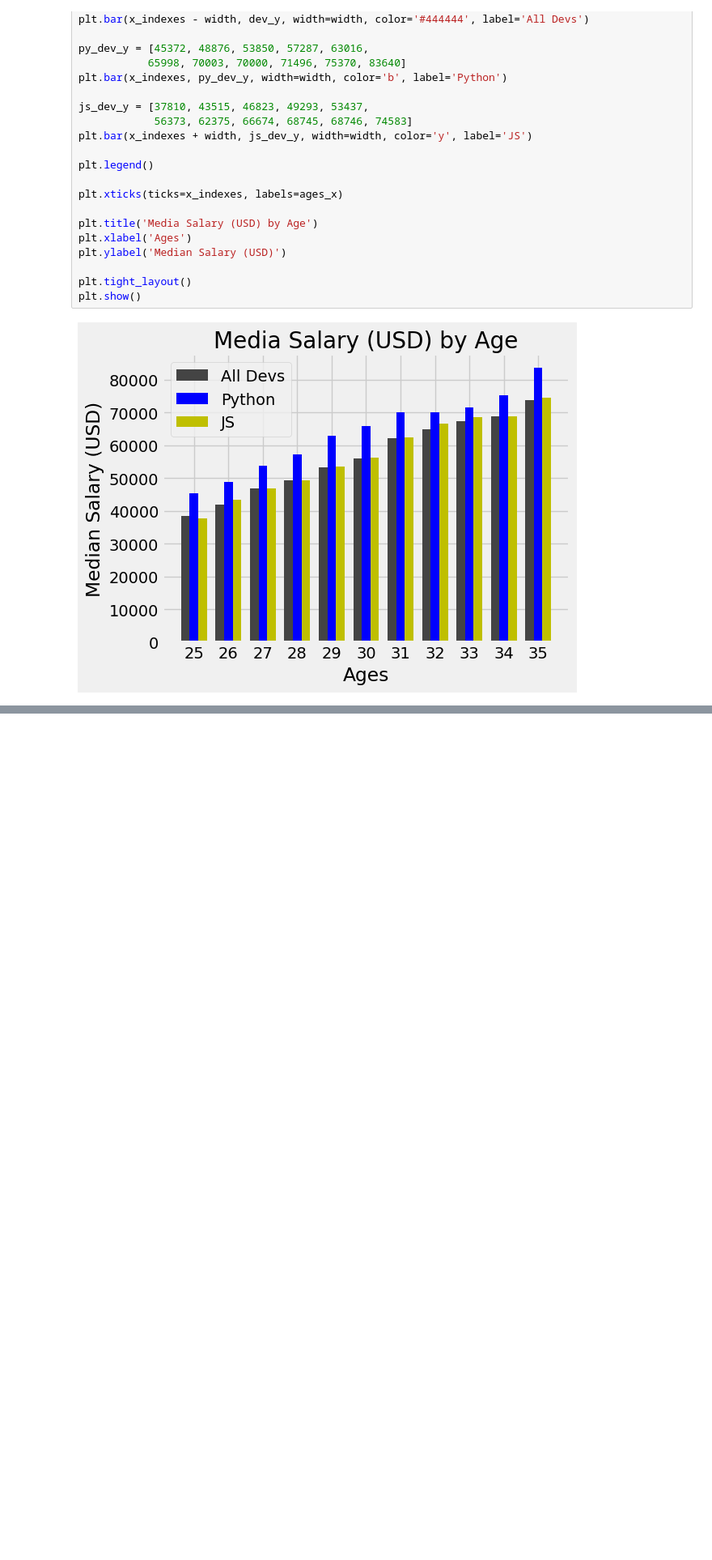
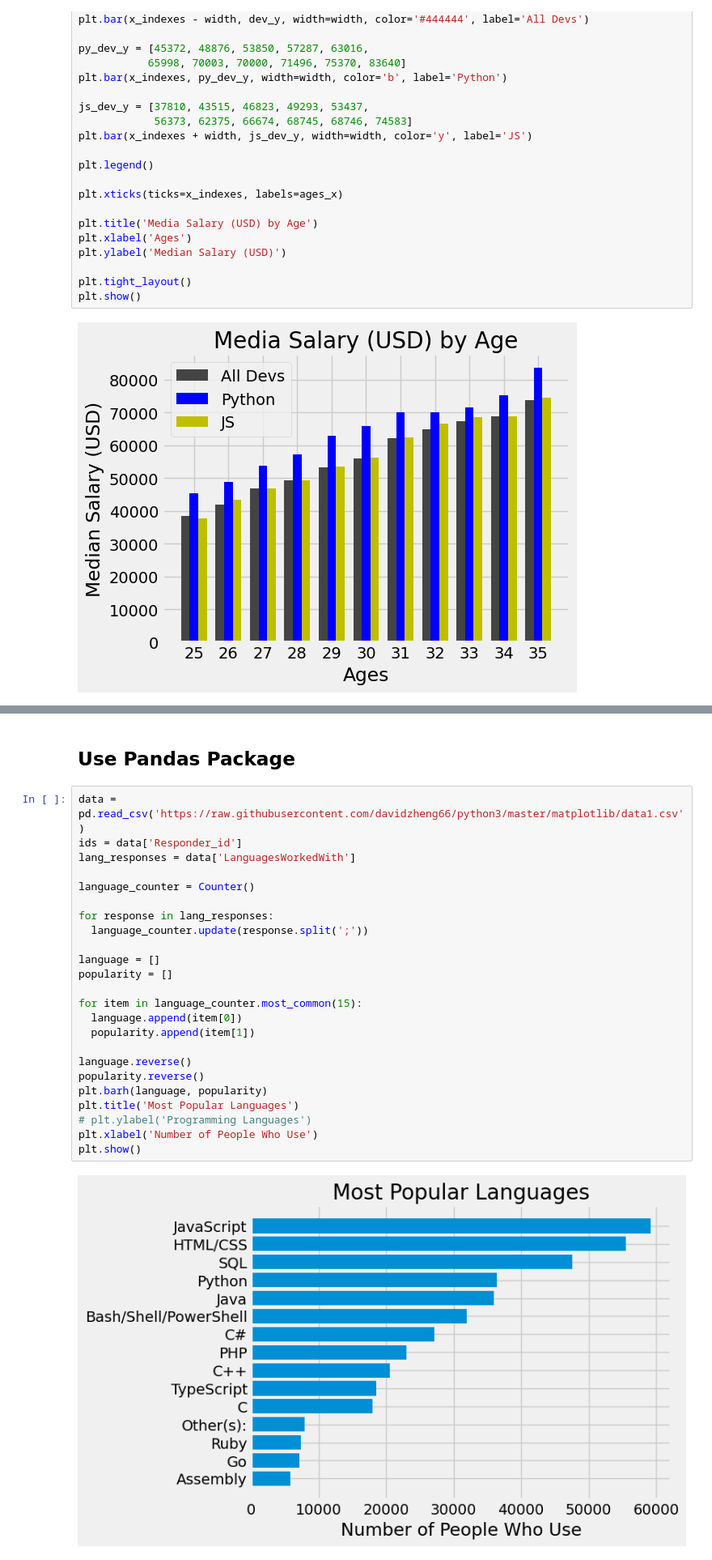
Before and after one commit to davidzheng66/python3, a Jupyter notebook: matplotlib/matplot.ipynb, the cells around one changed output, grey strips where cells are left out. Shown at 81% size. Cells and saved outputs as stored; diff of their text form; blank space fills up the shorter version.

```diff
--- a/matplotlib/matplot.ipynb
+++ b/matplotlib/matplot.ipynb
@@ -165,0 +201,28 @@ OrderedDict([('7', '2'), ('0', '0'), ('84', '0'), ('185', '77'), ('159', '251'),
+# %% [markdown]
+## Use Pandas Package
+# %%
+data = pd.read_csv('https://raw.githubusercontent.com/davidzheng66/python3/master/matplotlib/data1.csv')
+ids = data['Responder_id']
+lang_responses = data['LanguagesWorkedWith']
+
+language_counter = Counter()
+
+for response in lang_responses:
+  language_counter.update(response.split(';'))
+
+language = []
+popularity = []
+
+for item in language_counter.most_common(15):
+  language.append(item[0])
+  popularity.append(item[1])
+
+language.reverse()
+popularity.reverse()
+plt.barh(language, popularity)
+plt.title('Most Popular Languages')
+# plt.ylabel('Programming Languages')
+plt.xlabel('Number of People Who Use')
+plt.show()
+# %% [output]
+[figure, added]
```
Also changed, not shown: parts of 7 cells of this notebook.
